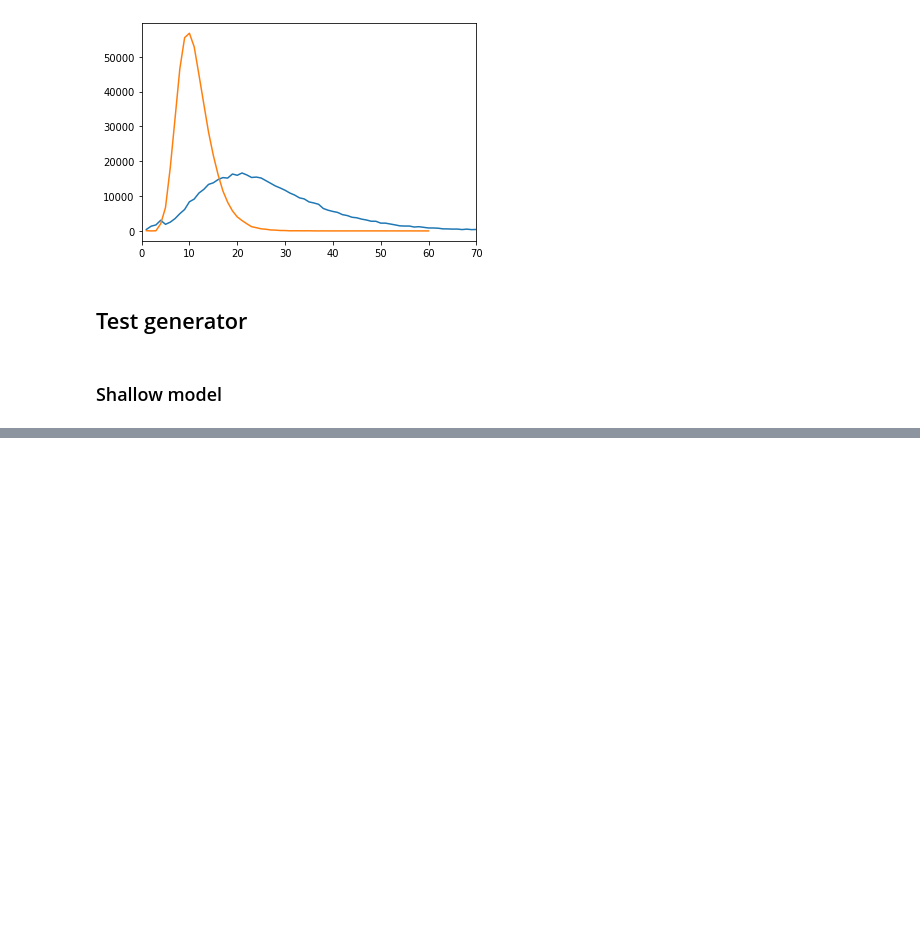
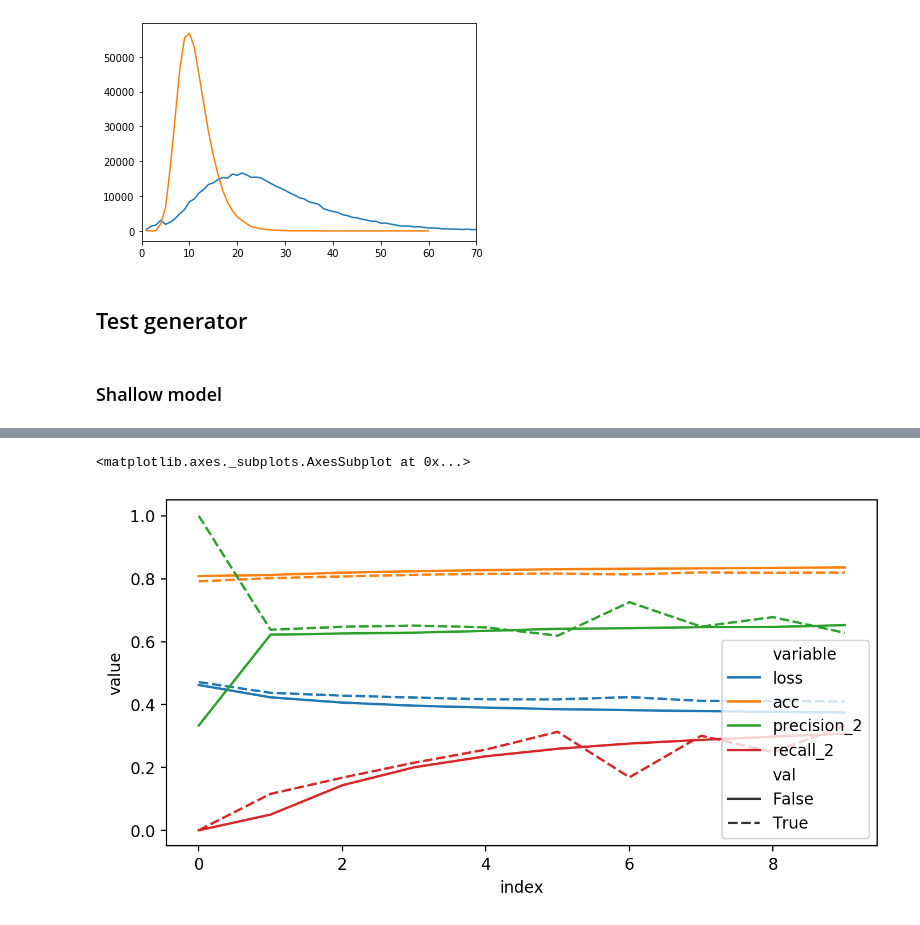
Before and after one commit to EstevaoUyra/TheOracleBot, a Jupyter notebook: src/GloVe embeddings.ipynb, the cells around one changed output, grey strips where cells are left out. Saved outputs shown, nothing was run; the diff lists cells and outputs as text; code cells hidden in the pictures; blank space fills up the shorter version.

```diff
--- a/src/GloVe embeddings.ipynb
+++ b/src/GloVe embeddings.ipynb
@@ -183,0 +188,11 @@ Epoch 10/10
+# %%
+res = pd.DataFrame(history.history).reset_index()
+res = res.melt(id_vars = 'index')
+res['val'] = res.variable.str.contains('val')
+res['variable'] = res.variable.apply(lambda s: s[4:] if 'val' in s else s)
+# %%
+fig, ax = plt.subplots(figsize=(8,4), dpi=200)
+sns.lineplot(x = 'index', y='value', hue='variable', style='val', data=res, ax=ax)
+# %% [output]
+<matplotlib.axes._subplots.AxesSubplot at 0x...>
+[figure, added]
```
Also changed, not shown: parts of 42 cells of this notebook, 2 other files.
